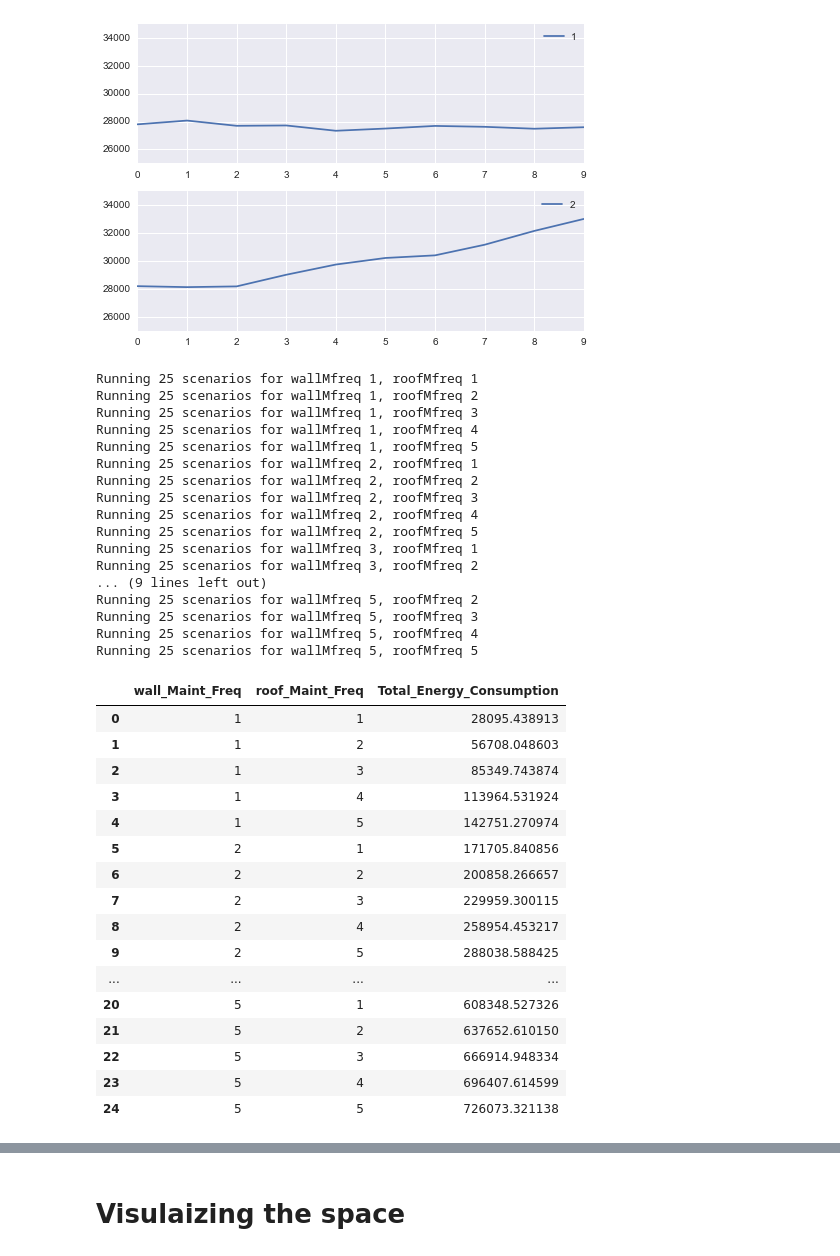
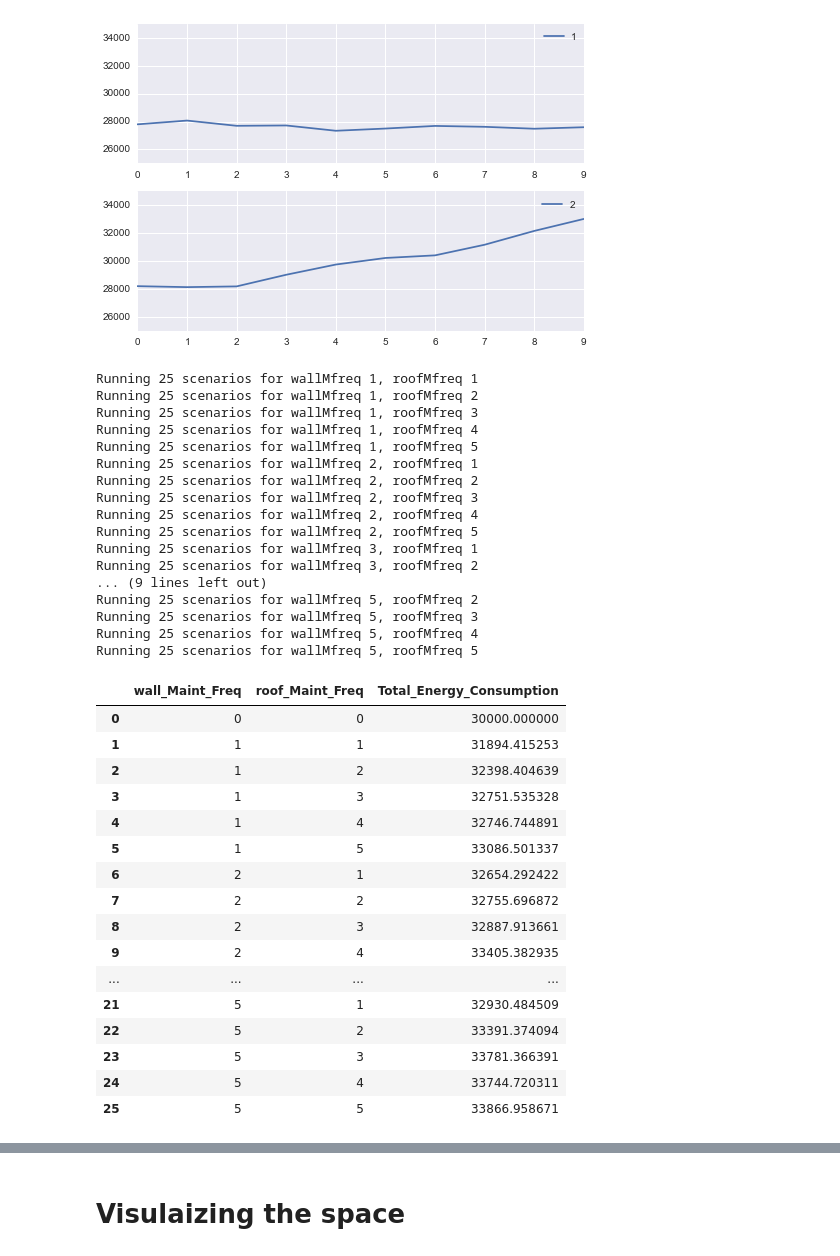
Before and after one commit to baddu/CSCS530, a Jupyter notebook: now.ipynb, the cells around one changed output, grey strips where cells are left out. Saved outputs shown, nothing was run; the diff lists cells and outputs as text; code cells hidden in the pictures.

```diff
--- a/now.ipynb
+++ b/now.ipynb
@@ -513,7 +513,7 @@ class Model(object):
 
 m = Model(grid_size = 20,
                   population_size = 100,
-                  numOfYears = 10,
+                  numOfYears = 100,
                   low_users = 40,
                   medium_users = 40,
                   high_users = 20,
@@ -628,13 +627,15 @@ num_scenarios = 25
 grid_size = 20
 population_size = 100
 numOfYears = 10
-low_users = 40
+low_users = 20
 medium_users = 40
-high_users = 20
+high_users = 40
 
 wallMfreq_sweep = [1,2,3,4,5]
 roofMfreq_sweep = [1,2,3,4,5]
 sweep_output = []
+
+sweep_output.append([0,0,30000])
 
 # Iterate over low_users_sweep
 for wallMfreq in wallMfreq_sweep:
@@ -654,46 +655,47 @@ for wallMfreq in wallMfreq_sweep:
                  )
             m.step()
 
             history_total_energy.append(m.total_energy/m.building_efficiency_factor(i))
         avg_energy_consumption = sum(history_total_energy)/m.numOfYears
+        history_total_energy = []
         #generate the output
         sweep_output.append([m.wallMfreq,m.roofMfreq,avg_energy_consumption])
 
 #printout the values and check
 #print sweep_output
 pd.DataFrame(sweep_output,columns=['wall_Maint_Freq','roof_Maint_Freq','Total_Energy_Consumption'])
 # %% [output]
 Running 25 scenarios for wallMfreq 1, roofMfreq 1
 Running 25 scenarios for wallMfreq 1, roofMfreq 2
 Running 25 scenarios for wallMfreq 1, roofMfreq 3
 Running 25 scenarios for wallMfreq 1, roofMfreq 4
 Running 25 scenarios for wallMfreq 1, roofMfreq 5
 Running 25 scenarios for wallMfreq 2, roofMfreq 1
 Running 25 scenarios for wallMfreq 2, roofMfreq 2
 Running 25 scenarios for wallMfreq 2, roofMfreq 3
 Running 25 scenarios for wallMfreq 2, roofMfreq 4
 Running 25 scenarios for wallMfreq 2, roofMfreq 5
 Running 25 scenarios for wallMfreq 3, roofMfreq 1
 Running 25 scenarios for wallMfreq 3, roofMfreq 2
 ... (9 lines left out)
 Running 25 scenarios for wallMfreq 5, roofMfreq 2
 Running 25 scenarios for wallMfreq 5, roofMfreq 3
 Running 25 scenarios for wallMfreq 5, roofMfreq 4
 Running 25 scenarios for wallMfreq 5, roofMfreq 5
 |  | wall_Maint_Freq | roof_Maint_Freq | Total_Energy_Consumption |
-| 0 | 1 | 1 | 28095.438913 |
-| 1 | 1 | 2 | 56708.048603 |
-| 2 | 1 | 3 | 85349.743874 |
-| 3 | 1 | 4 | 113964.531924 |
-| 4 | 1 | 5 | 142751.270974 |
-| 5 | 2 | 1 | 171705.840856 |
-| 6 | 2 | 2 | 200858.266657 |
-| 7 | 2 | 3 | 229959.300115 |
-| 8 | 2 | 4 | 258954.453217 |
-| 9 | 2 | 5 | 288038.588425 |
+| 0 | 0 | 0 | 30000.000000 |
+| 1 | 1 | 1 | 31894.415253 |
+| 2 | 1 | 2 | 32398.404639 |
+| 3 | 1 | 3 | 32751.535328 |
+| 4 | 1 | 4 | 32746.744891 |
+| 5 | 1 | 5 | 33086.501337 |
+| 6 | 2 | 1 | 32654.292422 |
+| 7 | 2 | 2 | 32755.696872 |
+| 8 | 2 | 3 | 32887.913661 |
+| 9 | 2 | 4 | 33405.382935 |
 | ... | ... | ... | ... |
-| 20 | 5 | 1 | 608348.527326 |
-| 21 | 5 | 2 | 637652.610150 |
-| 22 | 5 | 3 | 666914.948334 |
-| 23 | 5 | 4 | 696407.614599 |
-| 24 | 5 | 5 | 726073.321138 |
+| 21 | 5 | 1 | 32930.484509 |
+| 22 | 5 | 2 | 33391.374094 |
+| 23 | 5 | 3 | 33781.366391 |
+| 24 | 5 | 4 | 33744.720311 |
+| 25 | 5 | 5 | 33866.958671 |
```
Also changed, not shown: parts of 5 cells of this notebook.
